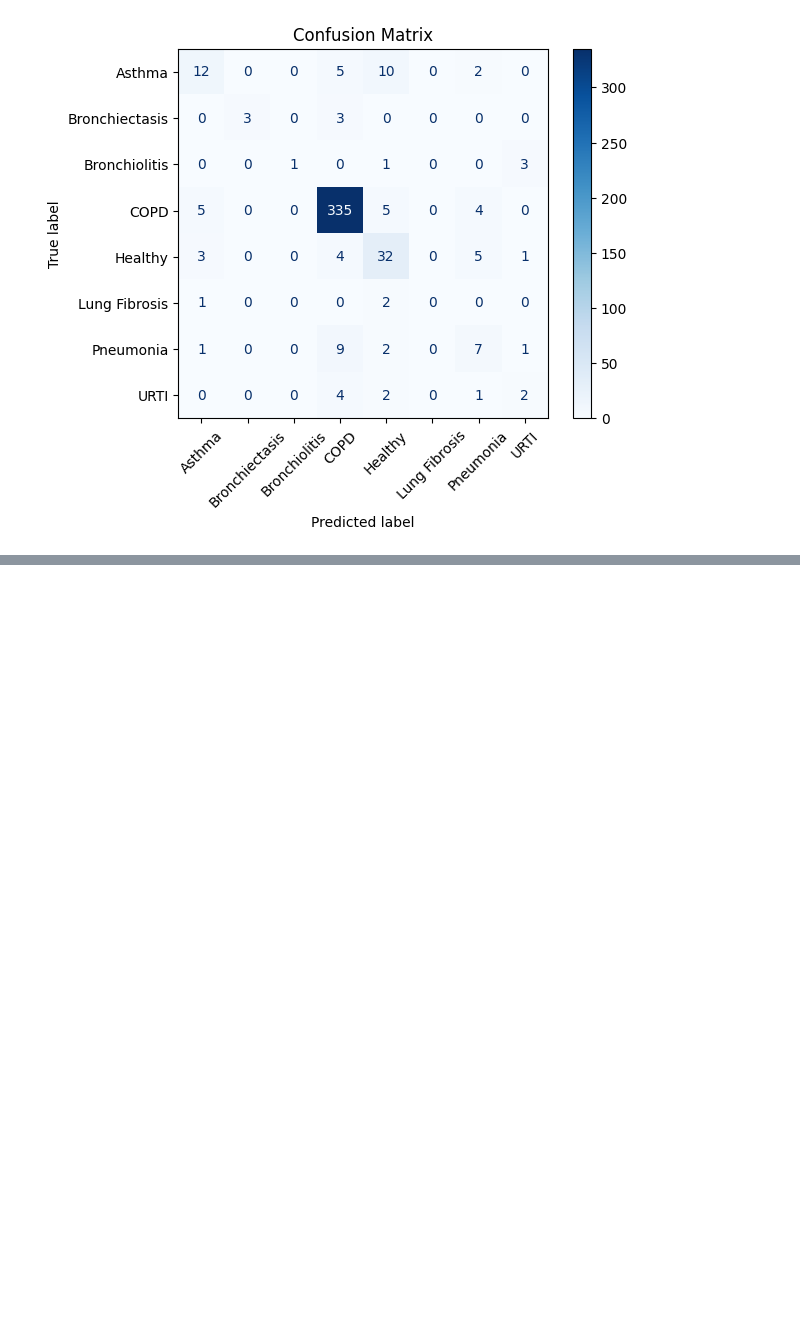
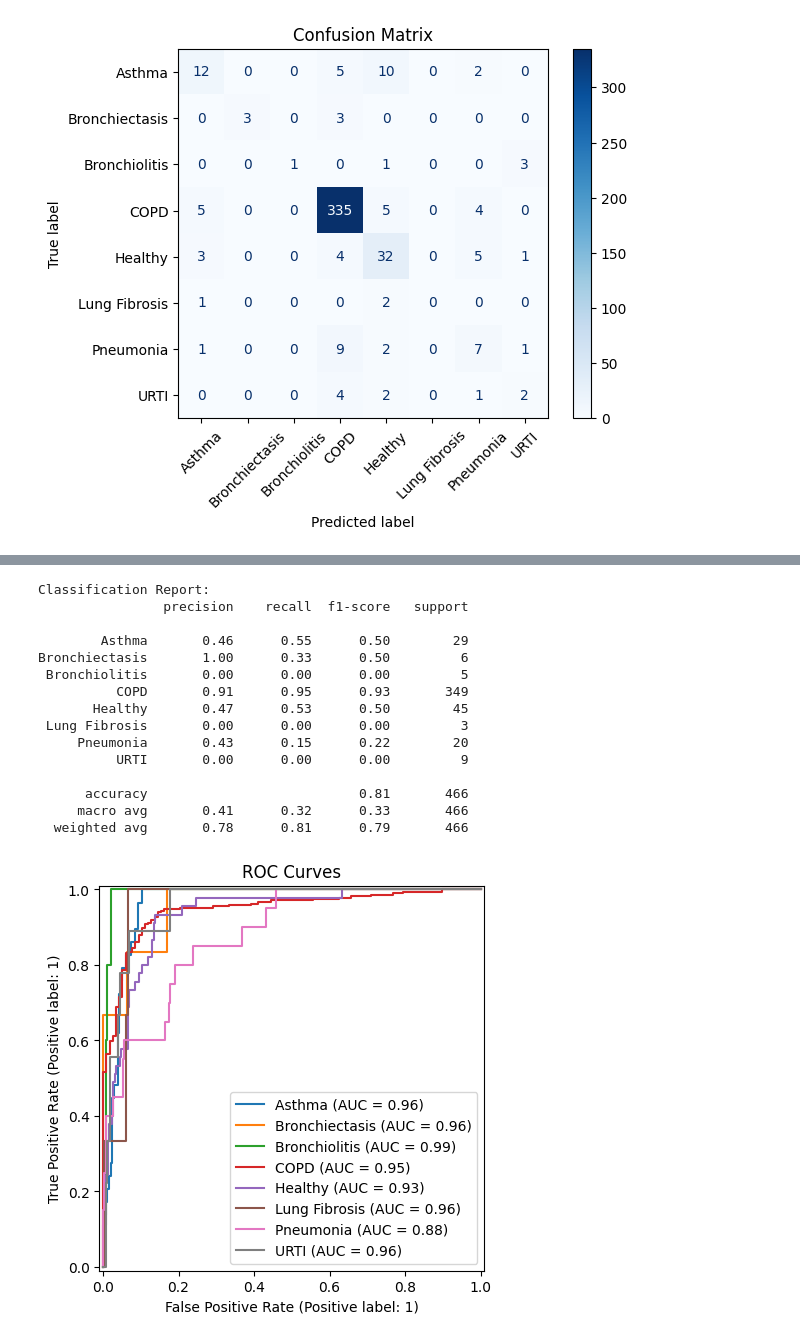
Before and after one commit to RafaelGAT108/IA901_Project, a Jupyter notebook: notebooks/7_training.ipynb, the cells around one changed output, grey strips where cells are left out. Cells and saved outputs as stored; diff of their text form; code cells hidden in the pictures; blank space fills up the shorter version.

Commit message:
Adding more experiments with Inception V3

```diff
--- a/notebooks/7_training.ipynb
+++ b/notebooks/7_training.ipynb
@@ -391,0 +404,5 @@ Bronchiectasis       1.00      0.50      0.67         6
+# %%
+hparams["experiment"] = "inception_v3_combined_8-classes_MelSpectogram"
+hparams["dataset"]["feature_extractor"] = "MelSpectogram"
+hparams["dataset"]["num_channels"] = 1
+model = train_model(hparams)
@@ -391,0 +480,19 @@ Bronchiectasis       1.00      0.50      0.67         6
+# %%
+evaluate_model(model)
+# %% [output]
+Classification Report:
+                precision    recall  f1-score   support
+
+        Asthma       0.46      0.55      0.50        29
+Bronchiectasis       1.00      0.33      0.50         6
+ Bronchiolitis       0.00      0.00      0.00         5
+          COPD       0.91      0.95      0.93       349
+       Healthy       0.47      0.53      0.50        45
+ Lung Fibrosis       0.00      0.00      0.00         3
+     Pneumonia       0.43      0.15      0.22        20
+          URTI       0.00      0.00      0.00         9
+
+      accuracy                           0.81       466
+     macro avg       0.41      0.32      0.33       466
+  weighted avg       0.78      0.81      0.79       466
+[figure, added]
```
Also changed, not shown: parts of 27 cells of this notebook.
